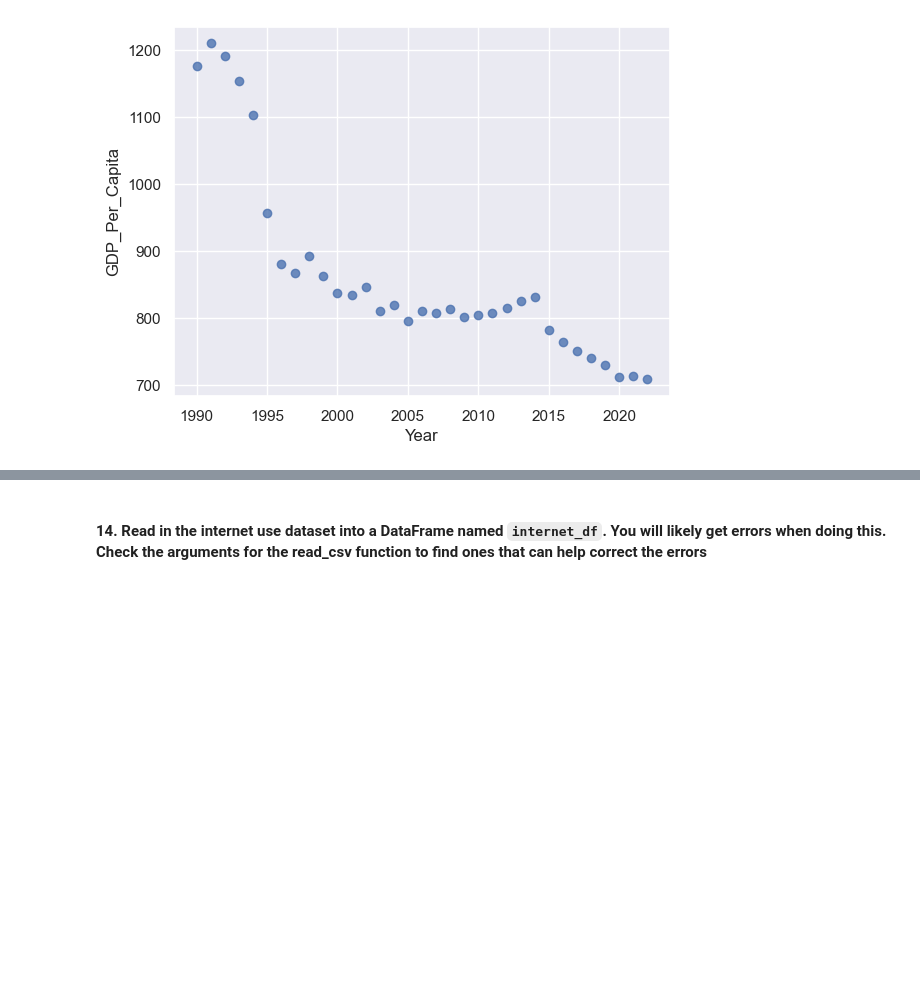
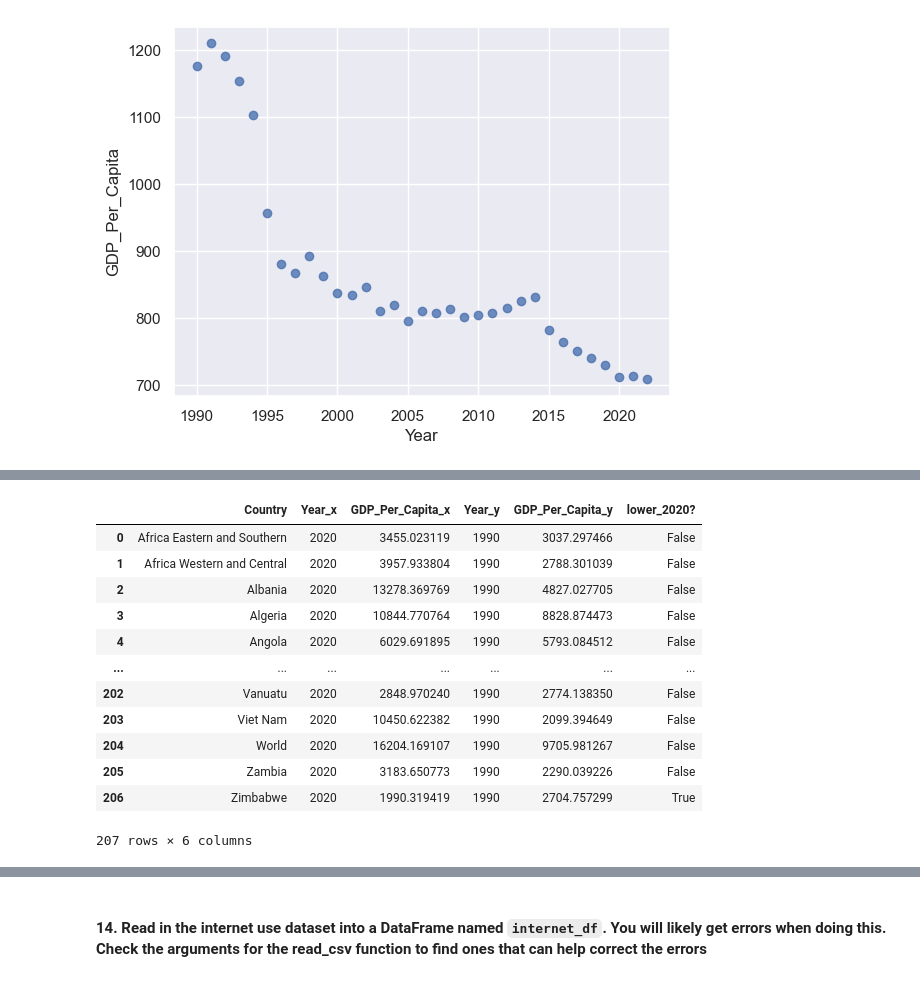
Before and after one commit to NSS-Data-Analytics-Cohort-11/undata-YMcMurtry, a Jupyter notebook: notebook/UN_data_analysis_DA11.ipynb, the cells around one changed output, grey strips where cells are left out. Drawn from its saved outputs; the diff is of its cells as text; code cells hidden in the pictures; blank space fills up the shorter version.

```diff
--- a/notebook/UN_data_analysis_DA11.ipynb
+++ b/notebook/UN_data_analysis_DA11.ipynb
@@ -482,0 +522,16 @@ ValueError: Can only compare identically-labeled Series objects
+# %%
+lower_gdp
+# %% [output]
+|  | Country | Year_x | GDP_Per_Capita_x | Year_y | GDP_Per_Capita_y | lower_2020? |
+| 0 | Africa Eastern and Southern | 2020 | 3455.023119 | 1990 | 3037.297466 | False |
+| 1 | Africa Western and Central | 2020 | 3957.933804 | 1990 | 2788.301039 | False |
+| 2 | Albania | 2020 | 13278.369769 | 1990 | 4827.027705 | False |
+| 3 | Algeria | 2020 | 10844.770764 | 1990 | 8828.874473 | False |
+| 4 | Angola | 2020 | 6029.691895 | 1990 | 5793.084512 | False |
+| ... | ... | ... | ... | ... | ... | ... |
+| 202 | Vanuatu | 2020 | 2848.970240 | 1990 | 2774.138350 | False |
+| 203 | Viet Nam | 2020 | 10450.622382 | 1990 | 2099.394649 | False |
+| 204 | World | 2020 | 16204.169107 | 1990 | 9705.981267 | False |
+| 205 | Zambia | 2020 | 3183.650773 | 1990 | 2290.039226 | False |
+| 206 | Zimbabwe | 2020 | 1990.319419 | 1990 | 2704.757299 | True |
+207 rows × 6 columns
```
Also changed, not shown: parts of 33 cells of this notebook, 1 other file.
